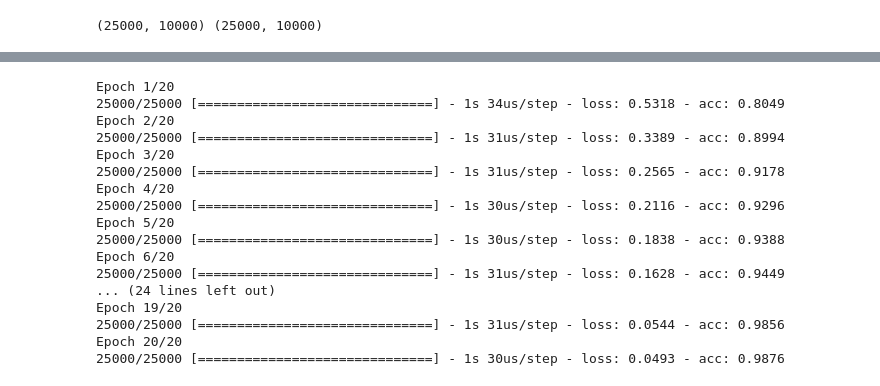
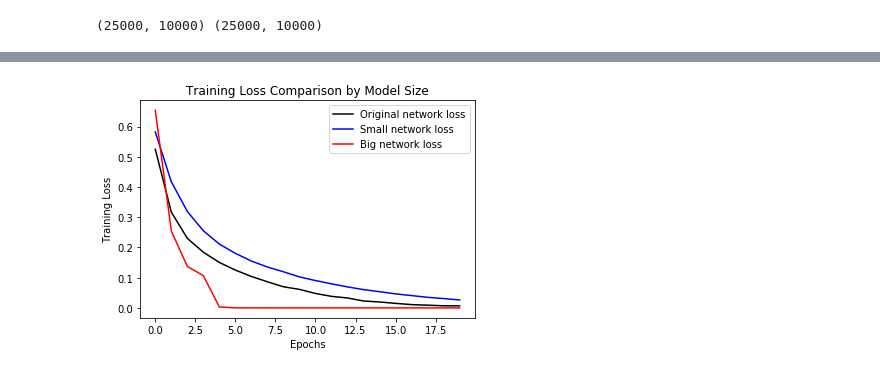
Before and after one commit to younnggsuk/DeepLearningWithPython, a Jupyter notebook: ch4/4_4_overfitting_and_underfitting.ipynb, the cells around one changed output, grey strips where cells are left out. Cells and saved outputs as stored; diff of their text form; code cells hidden in the pictures.

```diff
--- a/ch4/4_4_overfitting_and_underfitting.ipynb
+++ b/ch4/4_4_overfitting_and_underfitting.ipynb
@@ -64,6 +66,12 @@ def vectorization(sequences, words=10000):
 train_data = vectorization(train_data)
 test_data = vectorization(test_data)
 print(train_data.shape, test_data.shape)
+
+val_data = train_data[:10000]
+val_labels = train_labels[:10000]
+
+train_data = train_data[10000:]
+train_labels = train_labels[10000:]
 # %% [output]
 (25000, 10000) (25000, 10000)
 # %%
@@ -108,22 +102,8 @@ model_small.compile(optimizer='rmsprop',
                      loss='binary_crossentropy',
                      metrics=['acc'])
 
-hist_small = model_small.fit(train_data, train_labels, epochs=20, batch_size=512)
+hist_small = model_small.fit(train_data, train_labels,
+                             epochs=20,
+                             batch_size=512,
+                             validation_data=(val_data, val_labels),
+                             verbose=False)
-# %% [output]
-Epoch 1/20
-25000/25000 [==============================] - 1s 34us/step - loss: 0.5318 - acc: 0.8049
-Epoch 2/20
-25000/25000 [==============================] - 1s 31us/step - loss: 0.3389 - acc: 0.8994
-Epoch 3/20
-25000/25000 [==============================] - 1s 31us/step - loss: 0.2565 - acc: 0.9178
-Epoch 4/20
-25000/25000 [==============================] - 1s 30us/step - loss: 0.2116 - acc: 0.9296
-Epoch 5/20
-25000/25000 [==============================] - 1s 30us/step - loss: 0.1838 - acc: 0.9388
-Epoch 6/20
-25000/25000 [==============================] - 1s 31us/step - loss: 0.1628 - acc: 0.9449
-... (24 lines left out)
-Epoch 19/20
-25000/25000 [==============================] - 1s 31us/step - loss: 0.0544 - acc: 0.9856
-Epoch 20/20
-25000/25000 [==============================] - 1s 30us/step - loss: 0.0493 - acc: 0.9876
@@ -129,0 +125,33 @@ Epoch 20/20
+# %%
+model_big = models.Sequential()
+model_big.add(layers.Dense(1024, activation='relu', input_shape=(10000,)))
+model_big.add(layers.Dense(1024, activation='relu'))
+model_big.add(layers.Dense(1, activation='sigmoid'))
+
+model_big.compile(optimizer='rmsprop',
+                     loss='binary_crossentropy',
+                     metrics=['acc'])
+
+hist_big = model_big.fit(train_data, train_labels,
+                               epochs=20,
+                               batch_size=512,
+                               validation_data=(val_data, val_labels),
+                               verbose=False)
+# %%
+import matplotlib.pyplot as plt
+
+loss_origin = hist_origin.history['loss']
+loss_small = hist_small.history['loss']
+loss_big = hist_big.history['loss']
+
+plt.plot(loss_origin, 'k-', label='Original network loss')
+plt.plot(loss_small, 'b-', label='Small network loss')
+plt.plot(loss_big, 'r-', label='Big network loss')
+plt.title("Training Loss Comparison by Model Size")
+plt.xlabel("Epochs")
+plt.ylabel("Training Loss")
+plt.legend(loc='best')
+
+plt.show()
+# %% [output]
+[figure, added]
```
Also changed, not shown: parts of 15 cells of this notebook.
